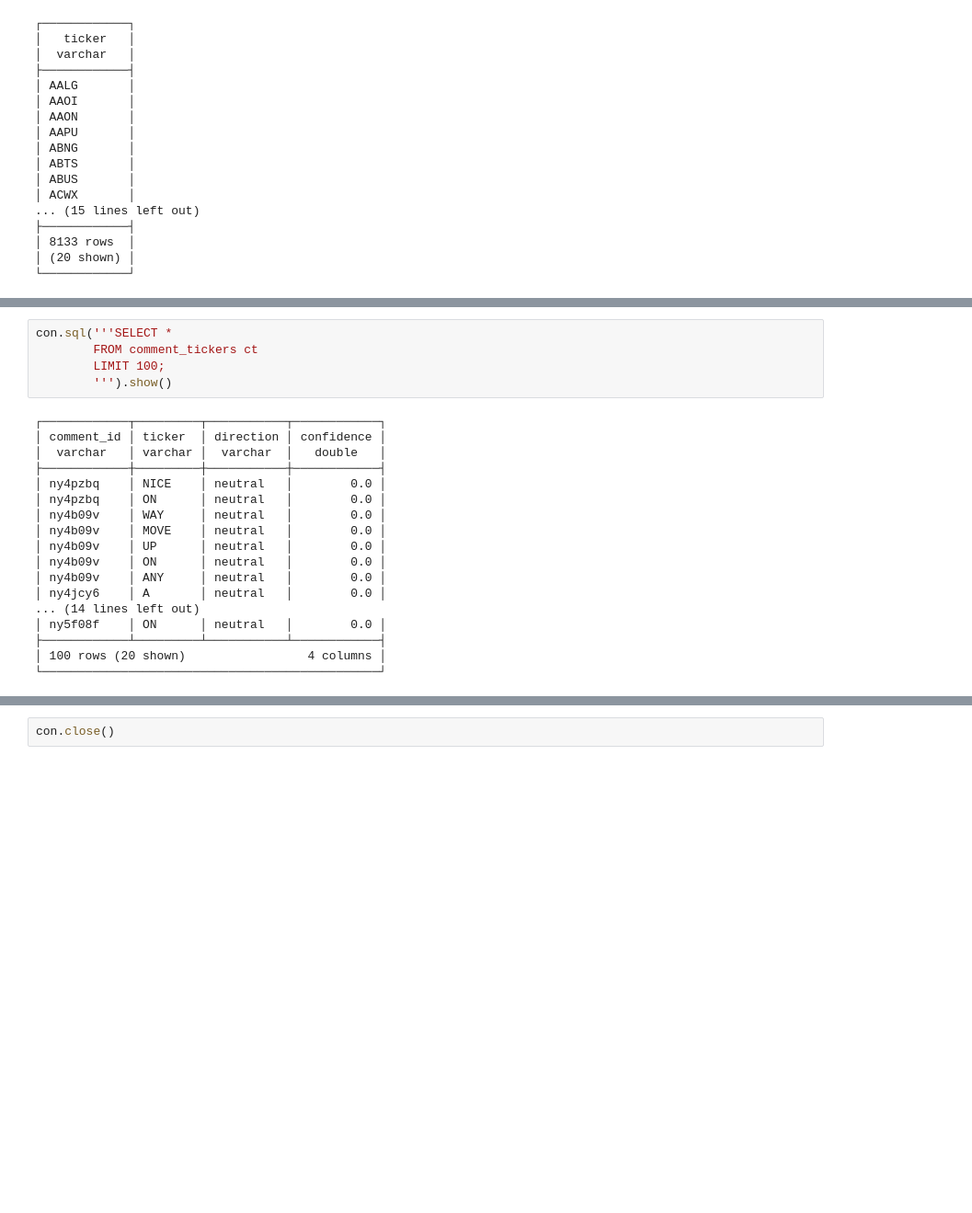
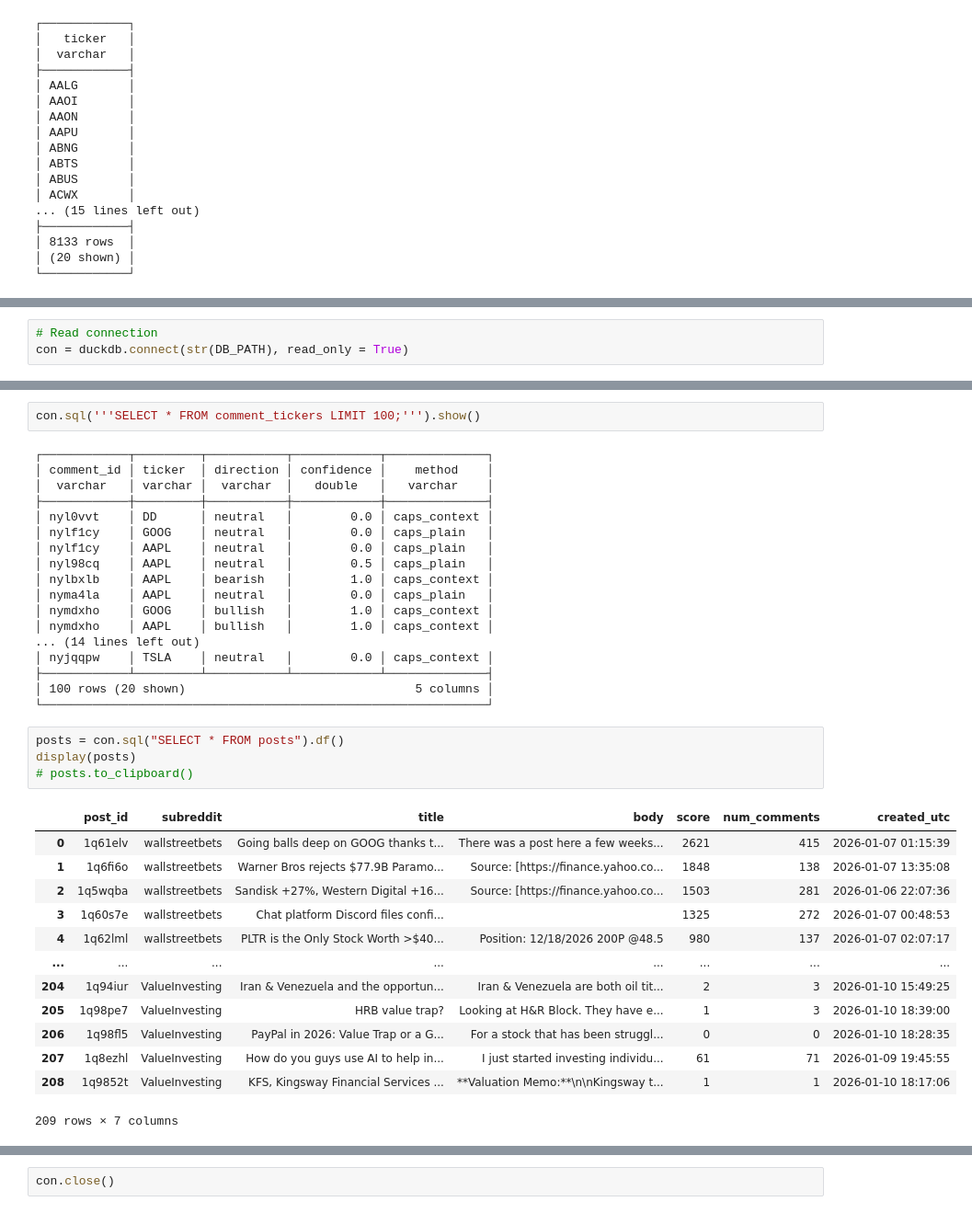
Before and after one commit to martush/reddit-llm, a Jupyter notebook: notebooks/reddit_db_exploration.ipynb, the cells around one changed output, grey strips where cells are left out. Shown at 92% size. Cells and saved outputs as stored; diff of their text form; blank space fills up the shorter version.

```diff
--- a/notebooks/reddit_db_exploration.ipynb
+++ b/notebooks/reddit_db_exploration.ipynb
@@ -115,3 +128,6 @@ con.table("tickers").show()
+# %%
+# Read connection
+con = duckdb.connect(str(DB_PATH), read_only = True)
 # %%
 con.sql('SHOW ALL TABLES;')
 # %% [output]
@@ -125,25 +141,40 @@ con.sql('SHOW ALL TABLES;')
 │ reddit   │ main    │ tickers         │ [ticker]                                                            │ [VARCHAR]                                                         │ false     │
 └──────────┴─────────┴─────────────────┴─────────────────────────────────────────────────────────────────────┴───────────────────────────────────────────────────────────────────┴───────────┘
 # %%
-con.sql('''SELECT *
-        FROM comment_tickers ct
-        LIMIT 100;
-        ''').show()
+con.sql('''SELECT * FROM comment_tickers LIMIT 100;''').show()
 # %% [output]
-┌────────────┬─────────┬───────────┬────────────┐
-│ comment_id │ ticker  │ direction │ confidence │
-│  varchar   │ varchar │  varchar  │   double   │
-├────────────┼─────────┼───────────┼────────────┤
-│ ny4pzbq    │ NICE    │ neutral   │        0.0 │
-│ ny4pzbq    │ ON      │ neutral   │        0.0 │
-│ ny4b09v    │ WAY     │ neutral   │        0.0 │
-│ ny4b09v    │ MOVE    │ neutral   │        0.0 │
-│ ny4b09v    │ UP      │ neutral   │        0.0 │
-│ ny4b09v    │ ON      │ neutral   │        0.0 │
-│ ny4b09v    │ ANY     │ neutral   │        0.0 │
-│ ny4jcy6    │ A       │ neutral   │        0.0 │
+┌────────────┬─────────┬───────────┬────────────┬──────────────┐
+│ comment_id │ ticker  │ direction │ confidence │    method    │
+│  varchar   │ varchar │  varchar  │   double   │   varchar    │
+├────────────┼─────────┼───────────┼────────────┼──────────────┤
+│ nyl0vvt    │ DD      │ neutral   │        0.0 │ caps_context │
+│ nylf1cy    │ GOOG    │ neutral   │        0.0 │ caps_plain   │
+│ nylf1cy    │ AAPL    │ neutral   │        0.0 │ caps_plain   │
+│ nyl98cq    │ AAPL    │ neutral   │        0.5 │ caps_plain   │
+│ nylbxlb    │ AAPL    │ bearish   │        1.0 │ caps_context │
+│ nyma4la    │ AAPL    │ neutral   │        0.0 │ caps_plain   │
+│ nymdxho    │ GOOG    │ bullish   │        1.0 │ caps_context │
+│ nymdxho    │ AAPL    │ bullish   │        1.0 │ caps_context │
 ... (14 lines left out)
-│ ny5f08f    │ ON      │ neutral   │        0.0 │
-├────────────┴─────────┴───────────┴────────────┤
-│ 100 rows (20 shown)                 4 columns │
-└───────────────────────────────────────────────┘
+│ nyjqqpw    │ TSLA    │ neutral   │        0.0 │ caps_context │
+├────────────┴─────────┴───────────┴────────────┴──────────────┤
+│ 100 rows (20 shown)                                5 columns │
+└──────────────────────────────────────────────────────────────┘
+# %%
+posts = con.sql("SELECT * FROM posts").df()
+display(posts)
+# posts.to_clipboard()
+# %% [output]
+|  | post_id | subreddit | title | body | score | num_comments | created_utc |
+| 0 | 1q61elv | wallstreetbets | Going balls deep on GOOG thanks t... | There was a post here a few weeks... | 2621 | 415 | 2026-01-07 01:15:39 |
+| 1 | 1q6fi6o | wallstreetbets | Warner Bros rejects $77.9B Paramo... | Source: [https://finance.yahoo.co... | 1848 | 138 | 2026-01-07 13:35:08 |
+| 2 | 1q5wqba | wallstreetbets | Sandisk +27%, Western Digital +16... | Source: [https://finance.yahoo.co... | 1503 | 281 | 2026-01-06 22:07:36 |
+| 3 | 1q60s7e | wallstreetbets | Chat platform Discord files confi... |  | 1325 | 272 | 2026-01-07 00:48:53 |
+| 4 | 1q62lml | wallstreetbets | PLTR is the Only Stock Worth >$40... | Position: 12/18/2026 200P @48.5 | 980 | 137 | 2026-01-07 02:07:17 |
+| ... | ... | ... | ... | ... | ... | ... | ... |
+| 204 | 1q94iur | ValueInvesting | Iran & Venezuela and the opportun... | Iran & Venezuela are both oil tit... | 2 | 3 | 2026-01-10 15:49:25 |
+| 205 | 1q98pe7 | ValueInvesting | HRB value trap? | Looking at H&R Block. They have e... | 1 | 3 | 2026-01-10 18:39:00 |
+| 206 | 1q98fl5 | ValueInvesting | PayPal in 2026: Value Trap or a G... | For a stock that has been struggl... | 0 | 0 | 2026-01-10 18:28:35 |
+| 207 | 1q8ezhl | ValueInvesting | How do you guys use AI to help in... | I just started investing individu... | 61 | 71 | 2026-01-09 19:45:55 |
+| 208 | 1q9852t | ValueInvesting | KFS, Kingsway Financial Services ... | **Valuation Memo:**\n\nKingsway t... | 1 | 1 | 2026-01-10 18:17:06 |
+209 rows × 7 columns
```
Also changed, not shown: parts of 18 cells of this notebook, 9 other files.
